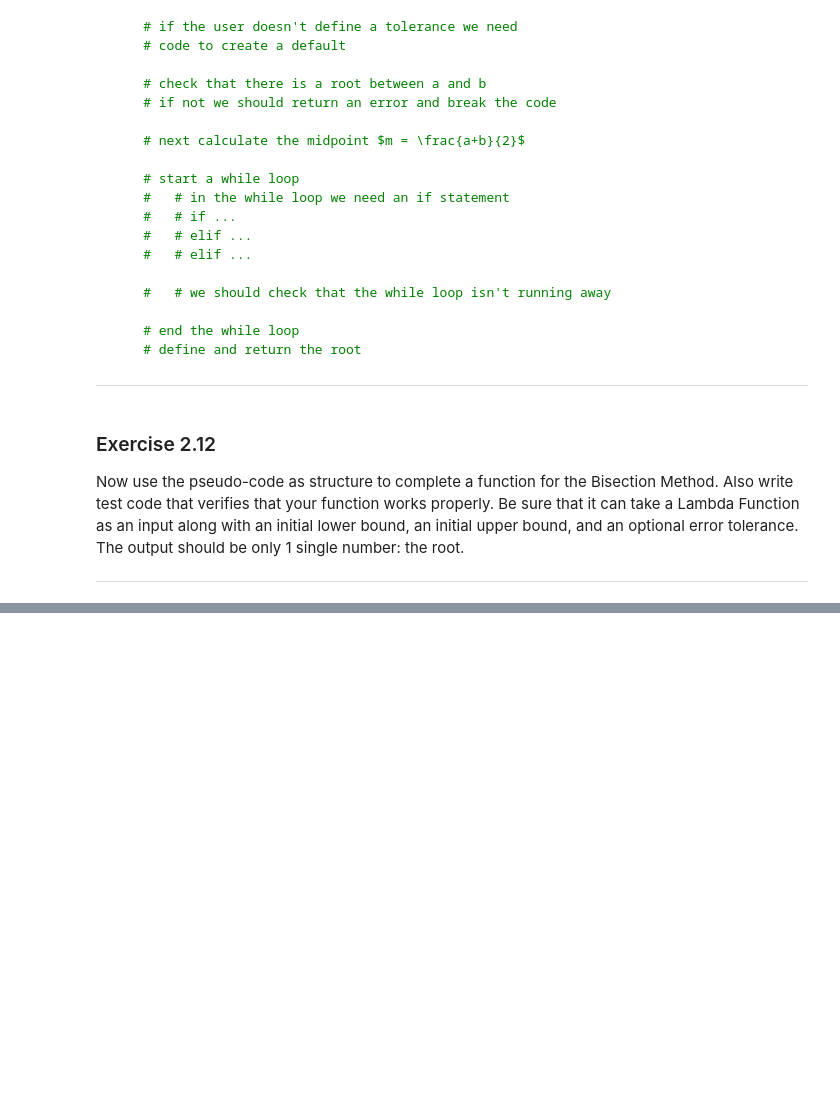
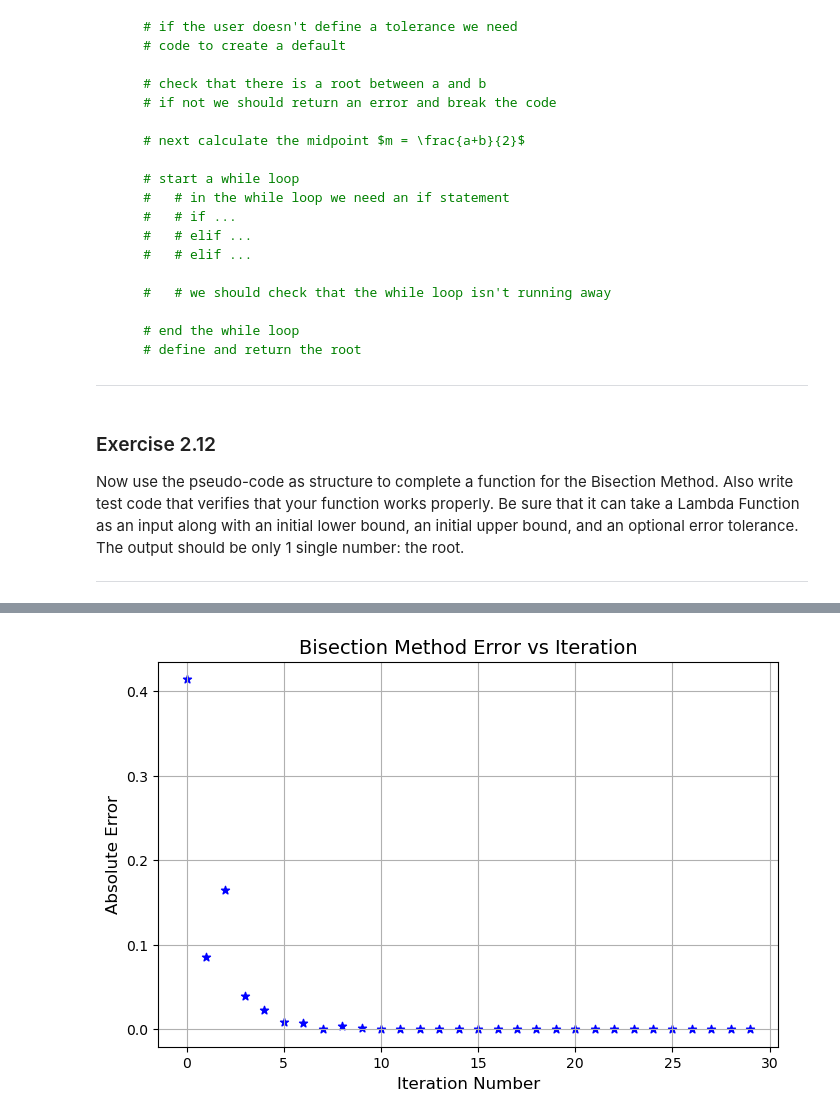
Before and after one commit to DataScienceUWL/MTH371, a Jupyter notebook: Interactive_Notes/Chapter_2/Chapter_2_Algebra.ipynb, the cells around one changed output, grey strips where cells are left out. Drawn from its saved outputs; the diff is of its cells as text; code cells hidden in the pictures; blank space fills up the shorter version.

```diff
--- a/Interactive_Notes/Chapter_2/Chapter_2_Algebra.ipynb
+++ b/Interactive_Notes/Chapter_2/Chapter_2_Algebra.ipynb
@@ -262,0 +335,6 @@ c. $(5 - x)e^x = 5$ on $x \in [0,5]$
+# %%
+from Chapter_2_Figures import create_figure_2_2
+
+create_figure_2_2()
+# %% [output]
+[figure, added]
```
Also changed, not shown: parts of 35 cells of this notebook, 11 other files.
